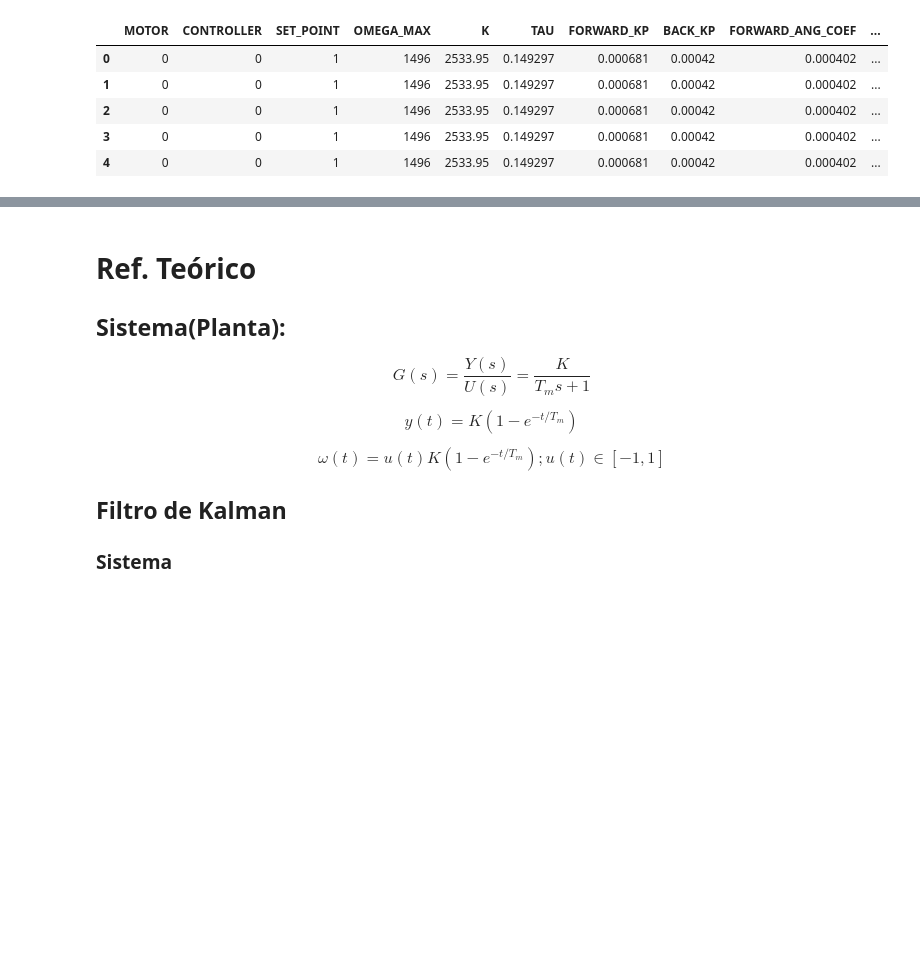
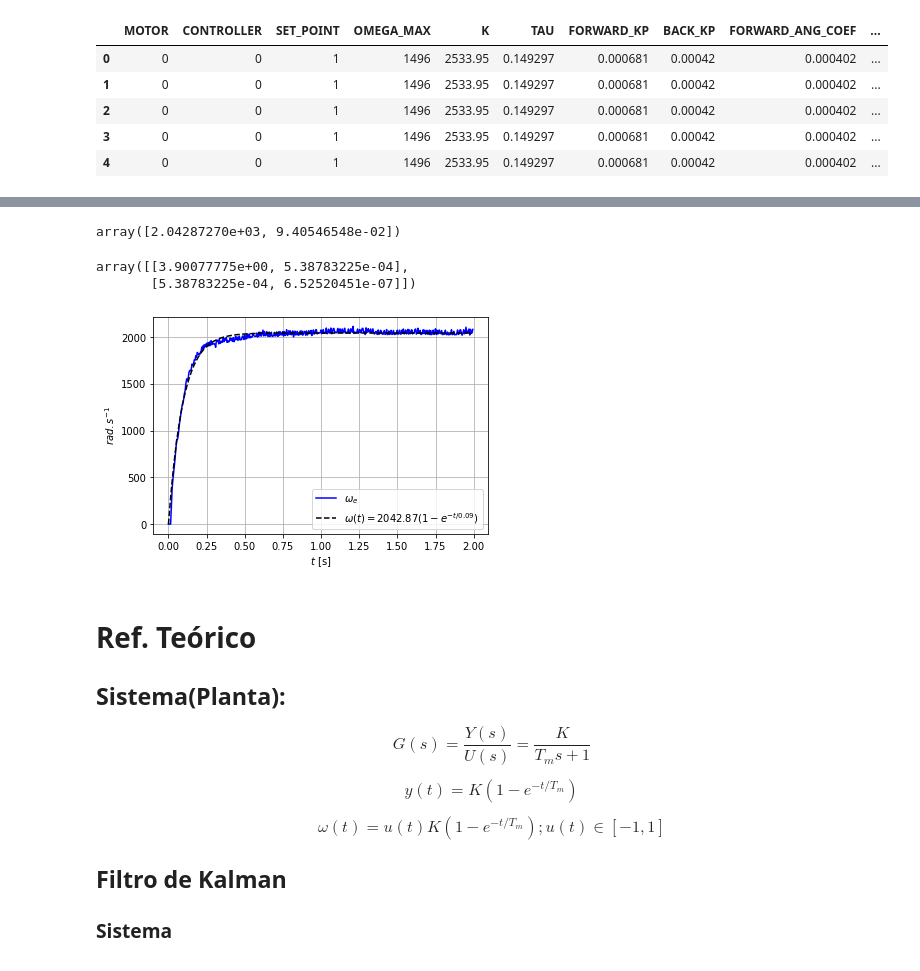
Before and after one commit to Gabriellgpc/BtController, a Jupyter notebook: notebook/analisador.ipynb, the cells around one changed output, grey strips where cells are left out. Cells and saved outputs as stored; diff of their text form; code cells hidden in the pictures; blank space fills up the shorter version.

```diff
--- a/notebook/analisador.ipynb
+++ b/notebook/analisador.ipynb
@@ -45,6 +48,30 @@ plt.show()
 # %%
-def func(x,K,a):
-    return K*(1.0 - np.exp(-a*x))
+def func(t,K,Tm):
+    return K*(1.0 - np.exp(-t/Tm))
+# %%
+popt, pcov = curve_fit(func, t, we, bounds=([-10000., 0.01], [10000., 1000]))
+popt
+# %% [output]
+array([2.04287270e+03, 9.40546548e-02])
+# %%
+pcov
+# %% [output]
+array([[3.90077775e+00, 5.38783225e-04],
+       [5.38783225e-04, 6.52520451e-07]])
+# %%
+Ke = popt[0]
+Tme= popt[1]
+
+plt.plot(t, we, '-b', label=r'$\omega_e$')
+plt.plot(t, func(t,Ke,Tme), '--k', label=r'$\omega(t) = %.2f\left( 1 - e^{-t/%.2f}\right)$'%(Ke,Tme))
+
+plt.ylabel(r'$rad.s^{-1}$')
+plt.xlabel(r'$t$ [s]')
+plt.grid(True)
+plt.legend()
+plt.show()
+# %% [output]
+[figure, added]
 # %% [markdown]
 # Ref. Teórico
 ## Sistema(Planta):
```
Also changed, not shown: parts of 7 cells of this notebook.
